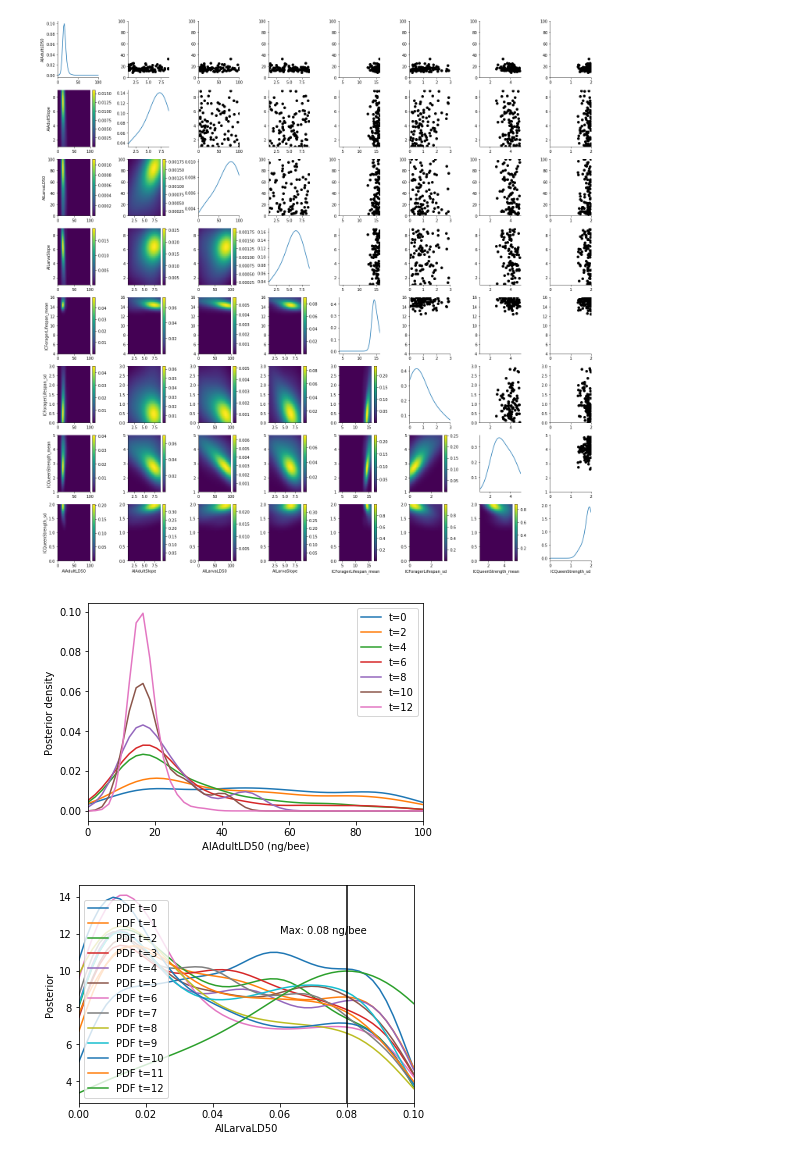
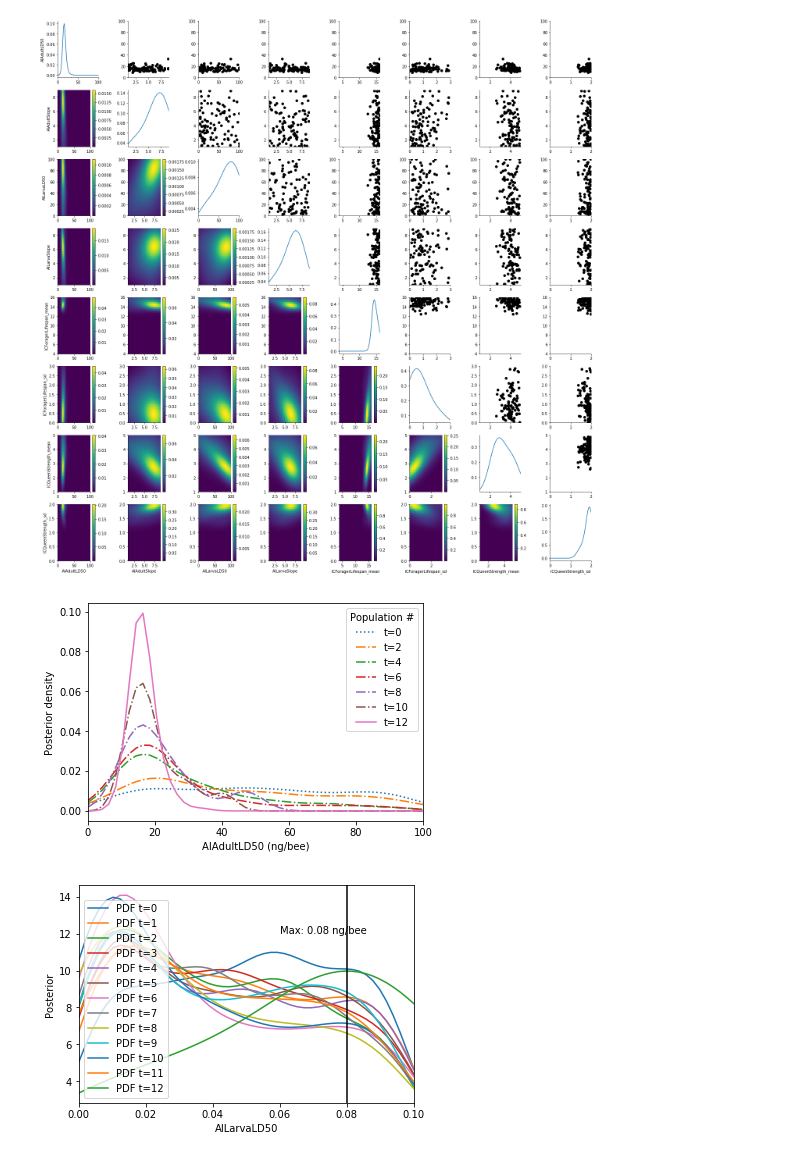
Before and after one commit to JeffreyMinucci/bee_neonic_abc, a Jupyter notebook: results_and_visuals.ipynb, the cells around one changed output. Saved outputs shown, nothing was run; the diff lists cells and outputs as text; code cells hidden in the pictures.

Commit message:
figs with updated trt labels, clean up repo

```diff
--- a/results_and_visuals.ipynb
+++ b/results_and_visuals.ipynb
@@ -72,23 +70,29 @@ plot_kde_matrix(df, w, limits=limits);
 # %%
 variable = 'AIAdultLD50'
 fig, ax = plt.subplots()
 for t in range(0,history.max_t+1,2):
     df_, w_ = history.get_distribution(m=0, t=t)
     df_["AIAdultLD50"] = df_["AIAdultLD50"].copy() *1000
+    ls = "-."
+    if t == 0:
+        ls=":"
+    elif t == history.max_t:
+        ls="-"
     pyabc.visualization.plot_kde_1d(df_, w_, xmin=0.1, xmax=100,
                                    x=variable, ax=ax,
-                                   label="t={}".format(t))
+                                   label="t={}".format(t), linestyle=ls)
 x, pdf = kde_1d(df_,w_,variable, numx = 200)
 MAP = x[np.where(np.max(pdf)==pdf)]
 #plt.axvline(x=MAP.item(),color='black')
-ax.legend()
+ax.legend(title="Population #")
 plt.ylabel('Posterior density')
 plt.xlabel('AIAdultLD50 (ng/bee)')
 #ax.annotate('Max: {:.2f} ng/bee'.format(MAP.item()), xy = (0.05,0.75))
-#plt.savefig('figures/run2_g13_adult_LD50_pops.png',dpi=600)
+#fig.patch.set_alpha(0.0)  # use to make area outside plot transparent
+plt.savefig('figures/run2_g13_adult_LD50_pops.png',dpi=600)
 plt.show()
 # %% [output]
-[figure, old version]
+[figure, new version]
 # %%
 variable = 'AILarvaLD50'
 fig, ax = plt.subplots()
```
Also changed, not shown: parts of 37 cells of this notebook, 26 other files.
